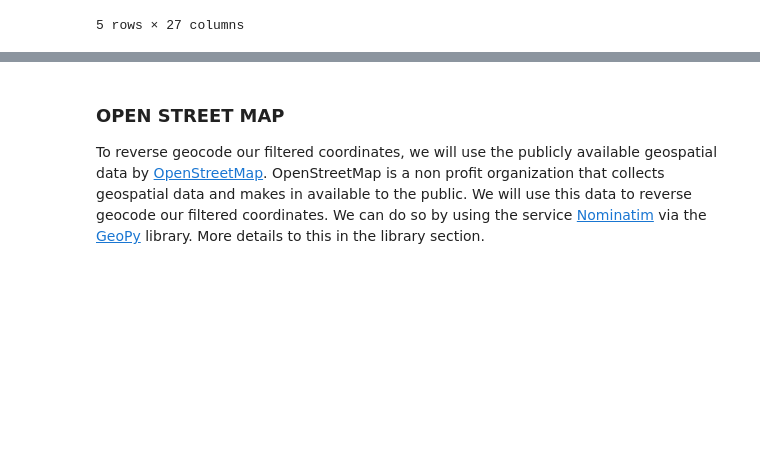
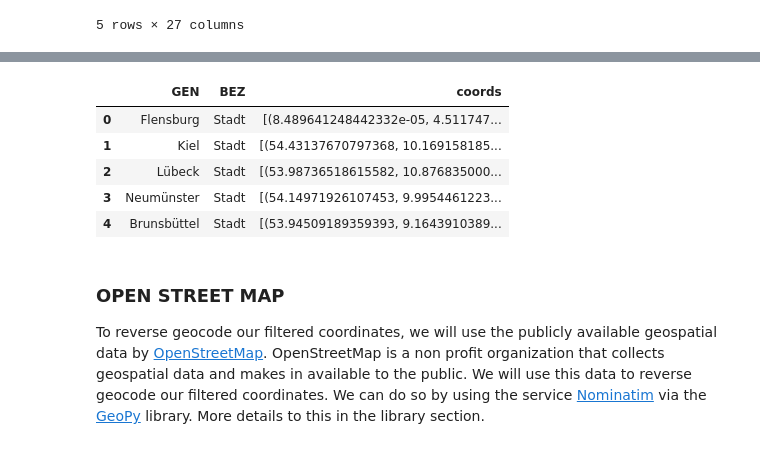
Before and after one commit to Mauricebuettgenbach/battle_of_the_neighborhoods, a Jupyter notebook: The_battle_of_neighborhoods.ipynb, the cells around one changed output, grey strips where cells are left out. Cells and saved outputs as stored; diff of their text form; code cells hidden in the pictures; blank space fills up the shorter version.

```diff
--- a/The_battle_of_neighborhoods.ipynb
+++ b/The_battle_of_neighborhoods.ipynb
@@ -166,3 +193,40 @@ neighborhood_polygons.head()
+# %%
+# Import workin library
+from tqdm import tqdm # Progress visualization
+from pyproj import Transformer # Coordinate transformation
+
+# Define coordinate systems
+system_in = "EPSG:25832" # ETRS89
+system_out = "EPSG:4326" # WGS84
+
+# Define transformer
+transformer = Transformer.from_crs(system_in, system_out)
+
+# Loop through each entry in dataset
+for i in tqdm(range(len(municipalities.index))):
+    # Loop through each coordinate pair in polygon
+    for index, tuple in enumerate(municipalities['coords'][i]):
+        # Get coordinates in ETRS89 format
+        lat_in = tuple[0]
+        lng_in = tuple[1]
+        # Execute transformer
+        transformed_coordinates = transformer.transform(lat_in, lng_in)
+        # Parse transformed coordinates back to dataset
+        municipalities['coords'][i][index] = transformed_coordinates
+
+# Spacer
+print()
+print()
+
+# Visualize
+municipalities.head()
+# %% [output]
+|  | GEN | BEZ | coords |
+| 0 | Flensburg | Stadt | [(8.489641248442332e-05, 4.511747... |
+| 1 | Kiel | Stadt | [(54.43137670797368, 10.169158185... |
+| 2 | Lübeck | Stadt | [(53.98736518615582, 10.876835000... |
+| 3 | Neumünster | Stadt | [(54.14971926107453, 9.9954461223... |
+| 4 | Brunsbüttel | Stadt | [(53.94509189359393, 9.1643910389... |
 # %% [markdown]
 ### OPEN STREET MAP
 To reverse geocode our filtered coordinates, we will use the publicly available geospatial data by [OpenStreetMap](https://wiki.openstreetmap.org/wiki/Main_Page). OpenStreetMap is a non profit organization that collects geospatial data and makes in available to the public. We will use this data to reverse geocode our filtered coordinates. We can do so by using the service [Nominatim](https://wiki.openstreetmap.org/wiki/Nominatim) via the [GeoPy](https://geopy.readthedocs.io/en/stable/) library. More details to this in the library section.
```
Also changed, not shown: parts of 6 cells of this notebook.
